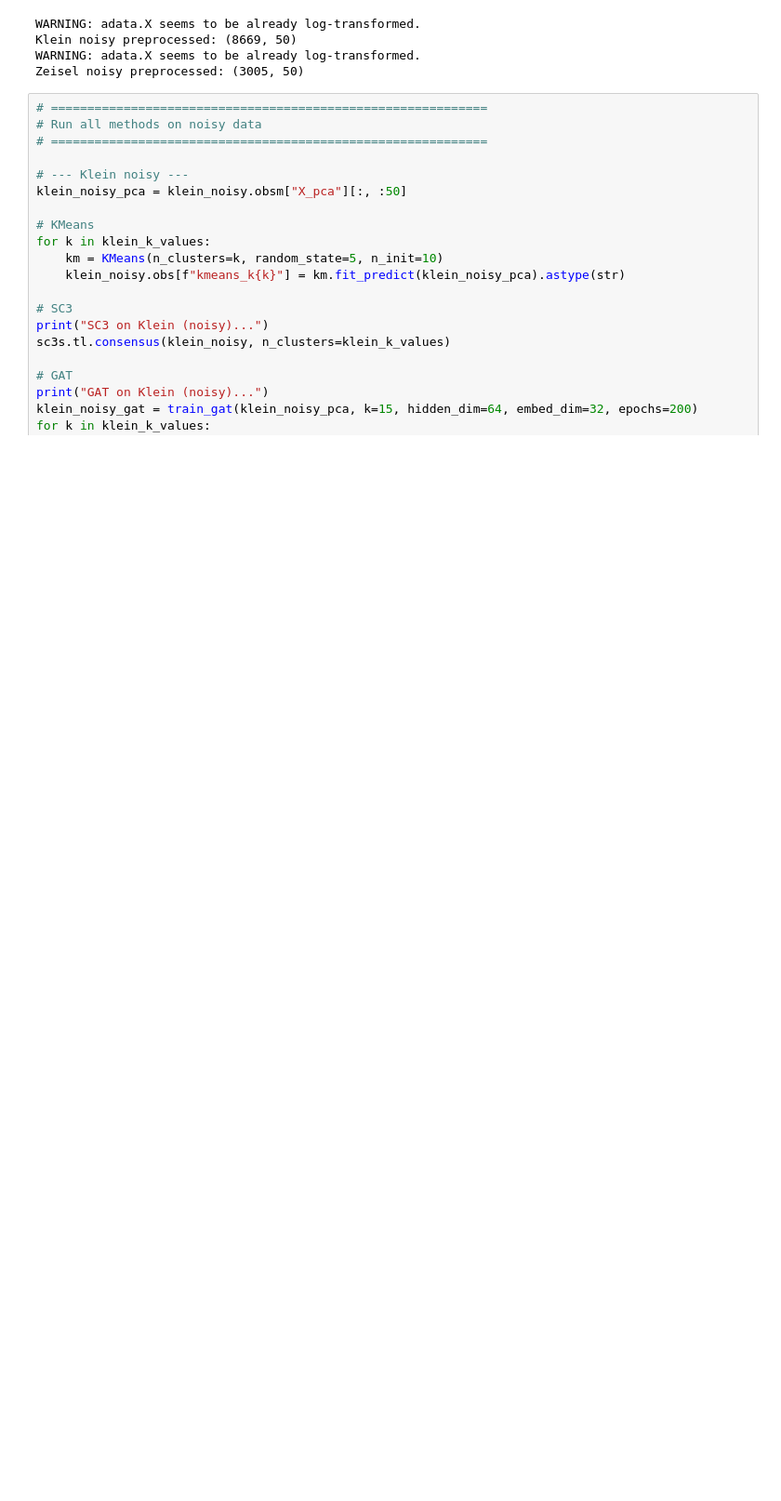
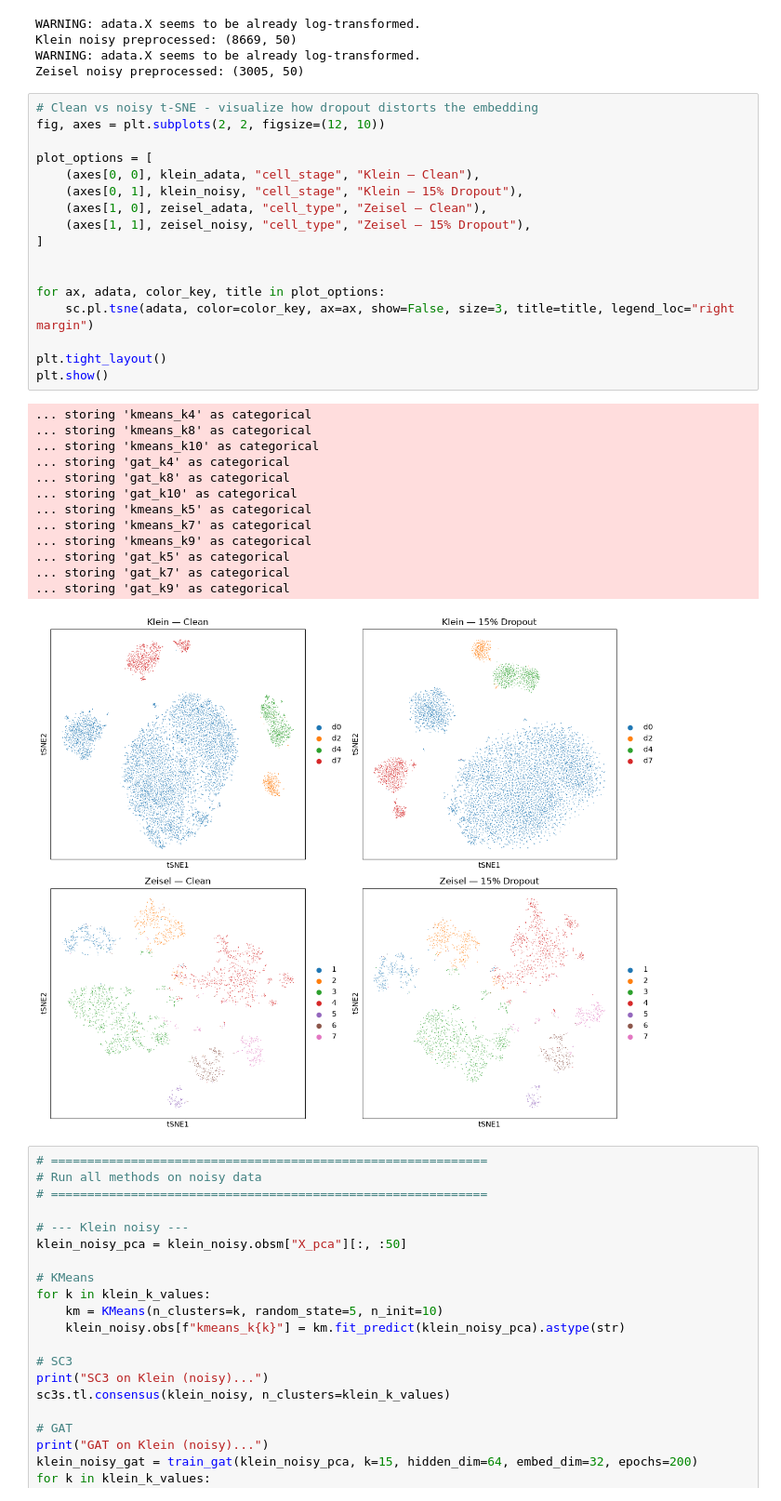
Before and after one commit to HershBud/GAT-gene-clustering, a Jupyter notebook: project-main.ipynb, the cells around one changed output. Shown at 93% size. Cells and saved outputs as stored; diff of their text form; blank space fills up the shorter version.

```diff
--- a/project-main.ipynb
+++ b/project-main.ipynb
@@ -443,6 +461,37 @@ WARNING: adata.X seems to be already log-transformed.
 Klein noisy preprocessed: (8669, 50)
 WARNING: adata.X seems to be already log-transformed.
 Zeisel noisy preprocessed: (3005, 50)
+# %%
+# Clean vs noisy t-SNE - visualize how dropout distorts the embedding
+fig, axes = plt.subplots(2, 2, figsize=(12, 10))
+
+plot_options = [
+    (axes[0, 0], klein_adata, "cell_stage", "Klein — Clean"),
+    (axes[0, 1], klein_noisy, "cell_stage", "Klein — 15% Dropout"),
+    (axes[1, 0], zeisel_adata, "cell_type", "Zeisel — Clean"),
+    (axes[1, 1], zeisel_noisy, "cell_type", "Zeisel — 15% Dropout"),
+]
+
+
+for ax, adata, color_key, title in plot_options:
+    sc.pl.tsne(adata, color=color_key, ax=ax, show=False, size=3, title=title, legend_loc="right margin")
+
+plt.tight_layout()
+plt.show()
+# %% [output]
+... storing 'kmeans_k4' as categorical
+... storing 'kmeans_k8' as categorical
+... storing 'kmeans_k10' as categorical
+... storing 'gat_k4' as categorical
+... storing 'gat_k8' as categorical
+... storing 'gat_k10' as categorical
+... storing 'kmeans_k5' as categorical
+... storing 'kmeans_k7' as categorical
+... storing 'kmeans_k9' as categorical
+... storing 'gat_k5' as categorical
+... storing 'gat_k7' as categorical
+... storing 'gat_k9' as categorical
+[figure, added]
 # %%
 # ============================================================
 # Run all methods on noisy data
```
Also changed, not shown: parts of 1 cell of this notebook.
